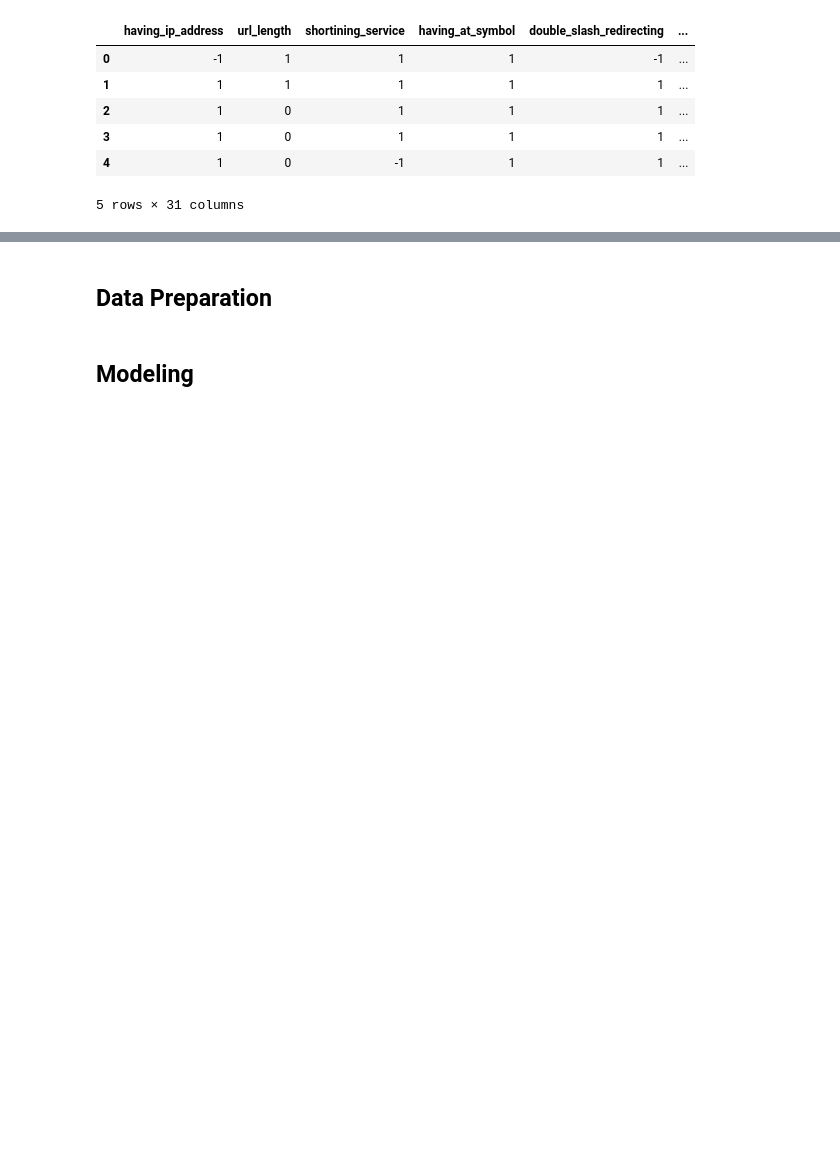
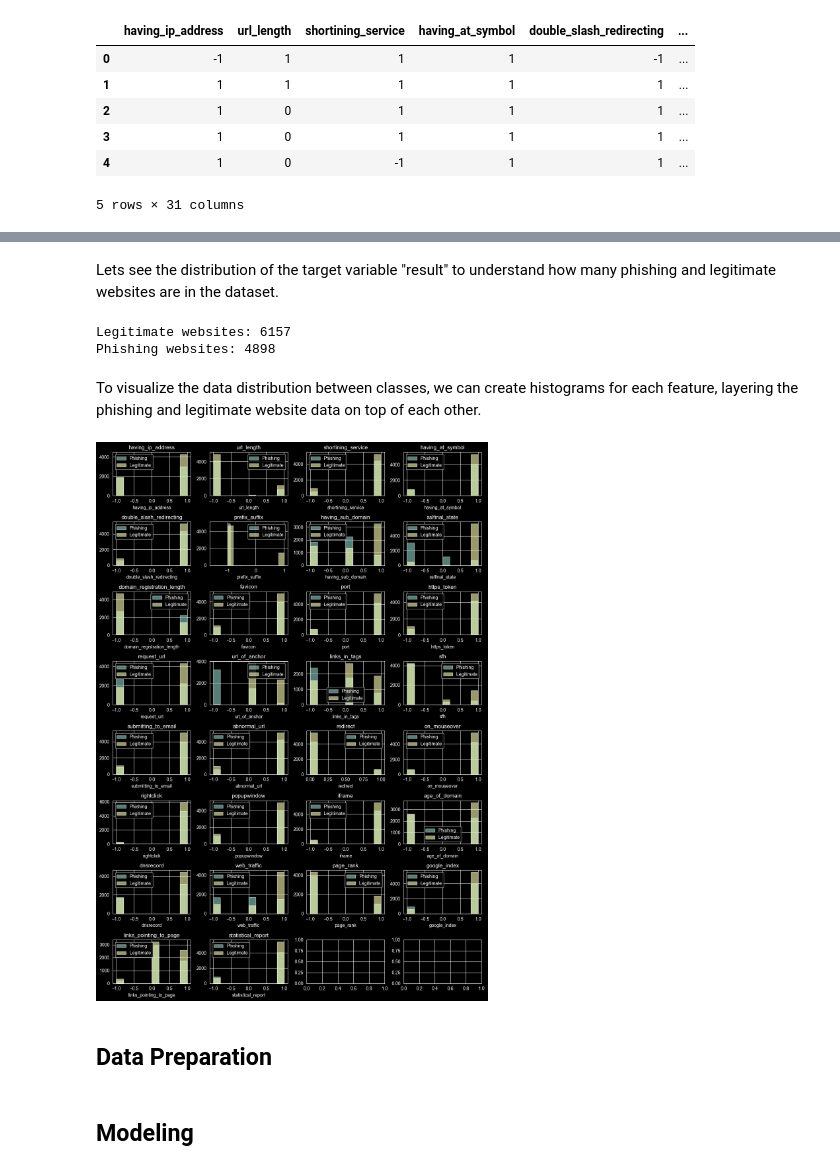
Before and after one commit to TheZink/MLL, a Jupyter notebook: Documents/DecisionTreesRandomForests/decision_trees_random_forests.ipynb, the cells around one changed output, grey strips where cells are left out. Saved outputs shown, nothing was run; the diff lists cells and outputs as text; code cells hidden in the pictures; blank space fills up the shorter version.

Commit message:
added stuff to data understanding

```diff
--- a/Documents/DecisionTreesRandomForests/decision_trees_random_forests.ipynb
+++ b/Documents/DecisionTreesRandomForests/decision_trees_random_forests.ipynb
@@ -31,3 +76,41 @@ data.head()
+# %% [markdown]
+Lets see the distribution of the target variable "result" to understand how many phishing and legitimate websites are in the dataset.
+# %%
+legitimate_count = data[data['result'] == 1].shape[0]
+phishing_count = data[data['result'] == -1].shape[0]
+print(f'Legitimate websites: {legitimate_count}')
+print(f'Phishing websites: {phishing_count}')
+# %% [output]
+Legitimate websites: 6157
+Phishing websites: 4898
+# %% [markdown]
+To visualize the data distribution between classes, we can create histograms for each feature, layering the phishing and legitimate website data on top of each other.
+# %%
+# Splitting the dataset to phishing and legitimate websites then for each feature we create a histogram where we layer the two classes on top of each other.
+phishing_data = data[data['result'] == -1]
+legitimate_date = data[data['result'] == 1]
+
+phishing_data = phishing_data.drop(columns=['result'])
+legitimate_date = legitimate_date.drop(columns=['result'])
+
+# fig is for the whole figure, axes is for the individual subplots
+fig, axes = plt.subplots(8, 4, figsize=(12, 17))
+# axes.flatten() is used to convert the 2D array of axes into a 1D array for easier iteration
+axes = axes.flatten()
+
+# We know that both dataframes have the same columns, so we can use either for index and column names.
+for i, column in enumerate(phishing_data.columns):
+    ax = axes[i] # Temporary variable for the current subplot
+    ax.hist(phishing_data[column], alpha=0.6, label='Phishing')
+    ax.hist(legitimate_date[column], alpha=0.6, label='Legitimate')
+    ax.set_title(column)
+    ax.set_xlabel(column)
+    ax.legend(fontsize=10)
+
+plt.tight_layout()
+plt.show()
+# %% [output]
+[figure, added]
 # %% [markdown]
 ## Data Preparation
 # %% [markdown]
```
Also changed, not shown: parts of 3 cells of this notebook.
